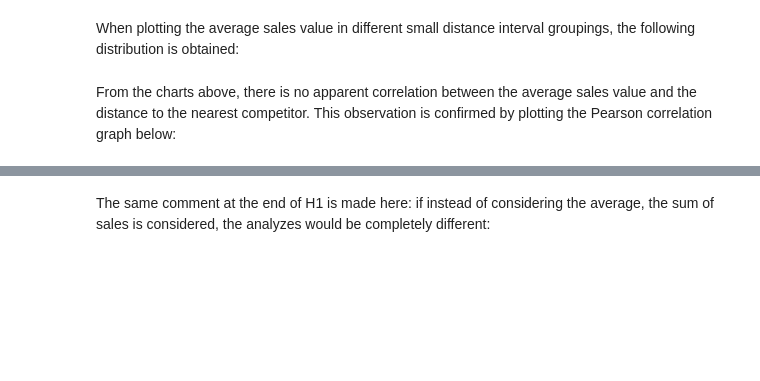
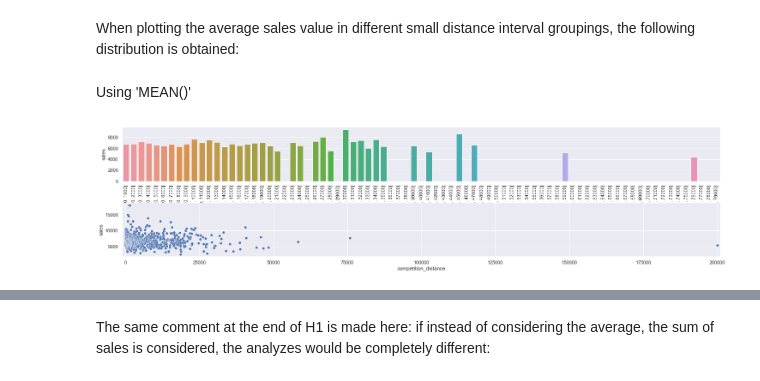
Before and after one commit to ClayAssis/Product-sales-Rossman, a Jupyter notebook: ds_em_producao.ipynb, the cells around one changed output, grey strips where cells are left out. Cells and saved outputs as stored; diff of their text form; code cells hidden in the pictures; blank space fills up the shorter version.

```diff
--- a/ds_em_producao.ipynb
+++ b/ds_em_producao.ipynb
@@ -833,24 +928,26 @@ aux1.pivot(index='year_week', columns = 'assortment', values='sales').plot(figsi
 **false:** no, stores with closer competitors do not sell less (or more) than stores with more distant competitors
 # %% [markdown]
 When plotting the average sales value in different small distance interval groupings, the following distribution is obtained:
+# %% [markdown]
+Using 'MEAN()'
 # %%
 aux1 = df4[['competition_distance','sales']].groupby('competition_distance').mean().reset_index()
 bins = list(np.arange(0,80000, 1000))
 aux1['competition_distance_binned'] = pd.cut(df4['competition_distance'], bins = bins)
 aux2 = aux1[['competition_distance_binned','sales']].groupby('competition_distance_binned').mean().reset_index()
 plt.figure(figsize=(25,12))
-plt.subplot(2,1,1)
+plt.subplot(4,1,1)
 plt.subplots_adjust(hspace=.4)
 sns.barplot(data=aux2, x='competition_distance_binned', y='sales')
 plt.xlabel("")
 plt.xticks(rotation=90)
 
-plt.subplot(2,1,2)
+plt.subplot(4,1,2)
 aux1 = df4[['competition_distance','sales']].groupby('competition_distance').mean().reset_index()
 sns.scatterplot(x = 'competition_distance', y='sales', data=aux1)
 plt.xlim(-1000,201000);
+# %% [output]
+[figure, added]
-# %% [markdown]
-From the charts above, there is no apparent correlation between the average sales value and the distance to the nearest competitor. This observation is confirmed by plotting the Pearson correlation graph below:
 # %%
 plt.figure(figsize=(10,6))
 sns.heatmap(aux1.corr(method='pearson'),annot=True);
```
Also changed, not shown: parts of 47 cells of this notebook.
